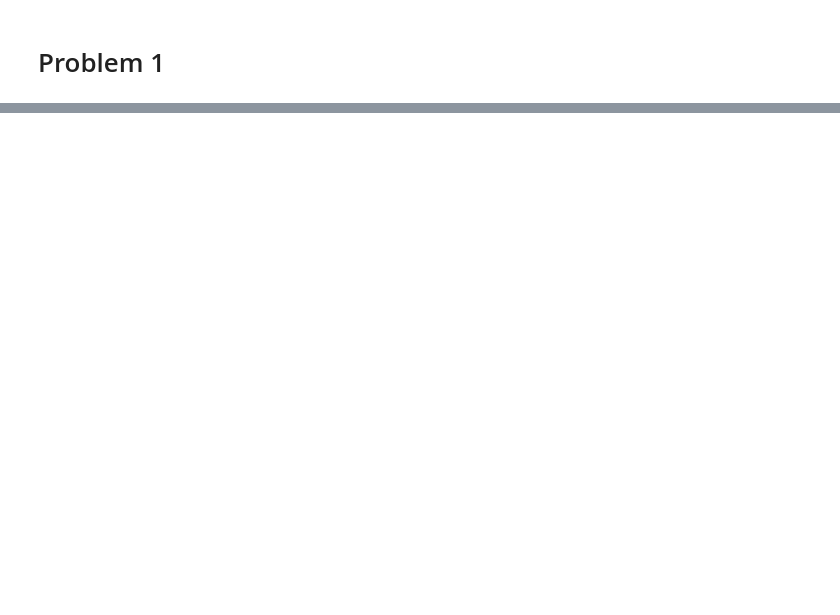
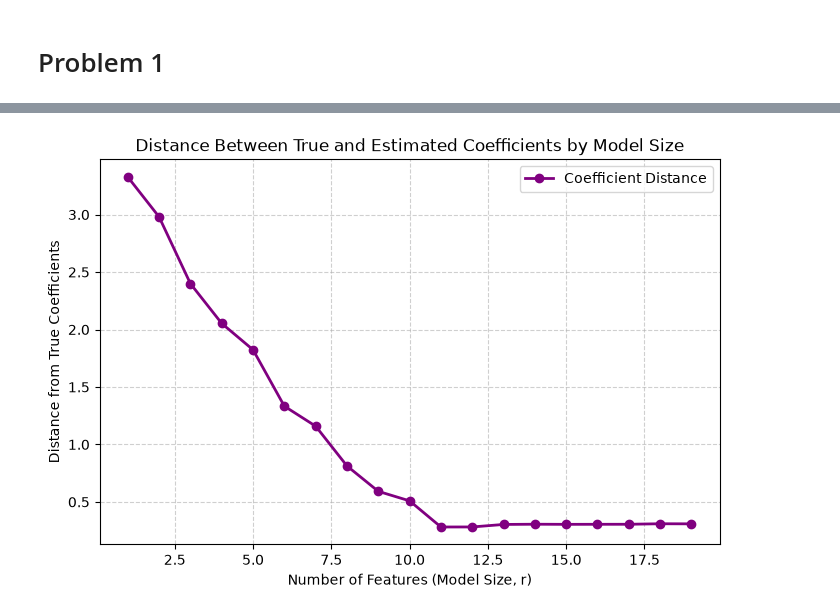
Before and after one commit to davidgraymi/CS598-PSL-MP2, a Jupyter notebook: main.ipynb, the cells around one changed output, grey strips where cells are left out. Saved outputs shown, nothing was run; the diff lists cells and outputs as text; code cells hidden in the pictures; blank space fills up the shorter version.

```diff
--- a/main.ipynb
+++ b/main.ipynb
@@ -69,0 +108,19 @@ plt.plot(model_sizes, test_mses)
+# %%
+# 1f
+best_pipeline: Pipeline = pipes['pipeline'][np.argmin(pipes['test_mse'])]
+lr: LinearRegression = best_pipeline.named_steps['regressor']
+sfs: SequentialFeatureSelector = best_pipeline.named_steps['sfs']
+
+selected_mask = sfs.get_support()
+
+beta_hat = np.zeros_like(beta, dtype=float)
+beta_hat[selected_mask] = lr.coef_
+
+compare = {
+    'true': beta,
+    'estimated': beta_hat,
+    'selected': selected_mask
+}
+comp_df = pd.DataFrame(compare, index=[f'X_{i}' for i in range(len(beta))])
+
+print(comp_df)
@@ -69,0 +160,28 @@ plt.plot(model_sizes, test_mses)
+# %%
+# 1g
+def coef_distance(beta, beta_hat):
+    return np.sqrt(np.sum((beta - beta_hat) ** 2))
+
+pipes['co_est'] = []
+for i in range(len(pipes['pipeline'])):
+
+    pipe = pipes['pipeline'][i]
+    lr: LinearRegression = pipe.named_steps['regressor']
+    sfs: SequentialFeatureSelector = pipe.named_steps['sfs']
+    selected_mask = sfs.get_support()
+    beta_hat = np.zeros_like(beta, dtype=float)
+    beta_hat[selected_mask] = lr.coef_
+
+    pipes['co_est'].append(coef_distance(beta, beta_hat))
+
+plt.figure(figsize=(8, 5))
+plt.plot(model_sizes, pipes['co_est'], marker='o', linestyle='-', color='purple', linewidth=2,label='Coefficient Distance')
+
+plt.title('Distance Between True and Estimated Coefficients by Model Size')
+plt.xlabel('Number of Features (Model Size, r)')
+plt.ylabel('Distance from True Coefficients')
+plt.grid(True, linestyle='--', alpha=0.6)
+plt.legend()
+plt.show()
+# %% [output]
+[figure, added]
```
Also changed, not shown: parts of 7 cells of this notebook, 3 other files.
